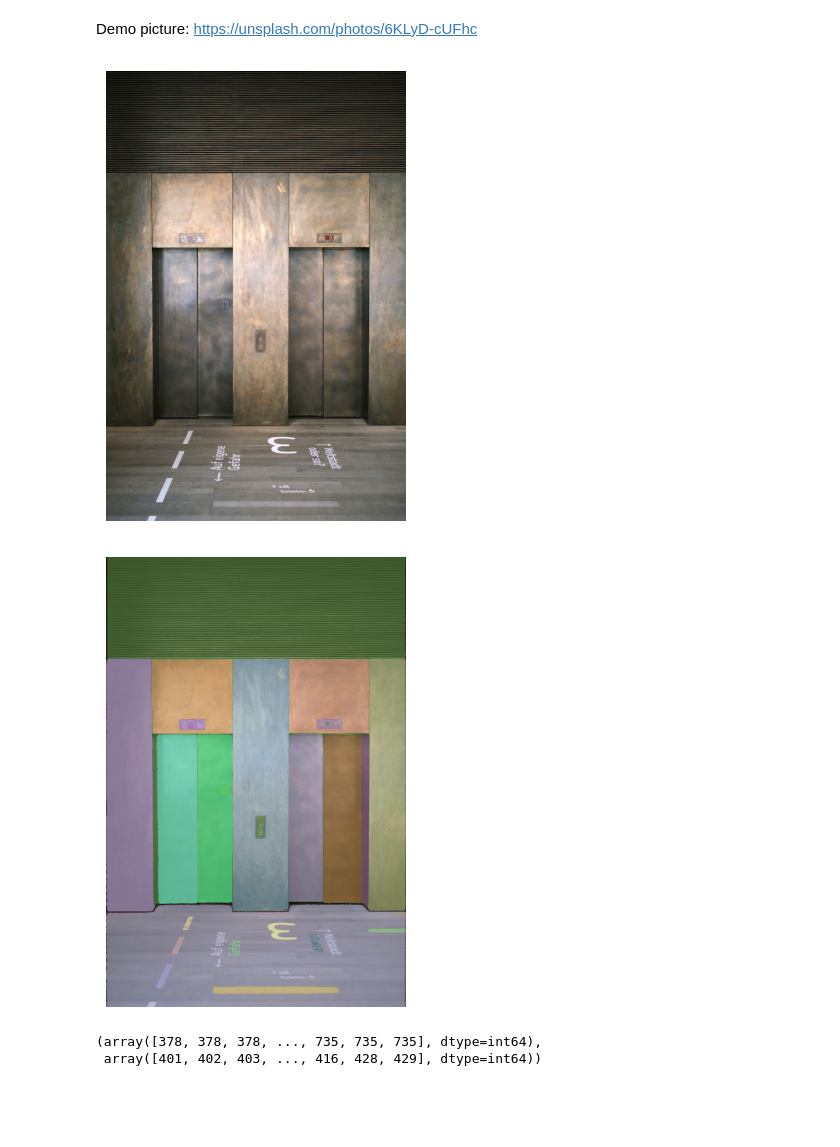
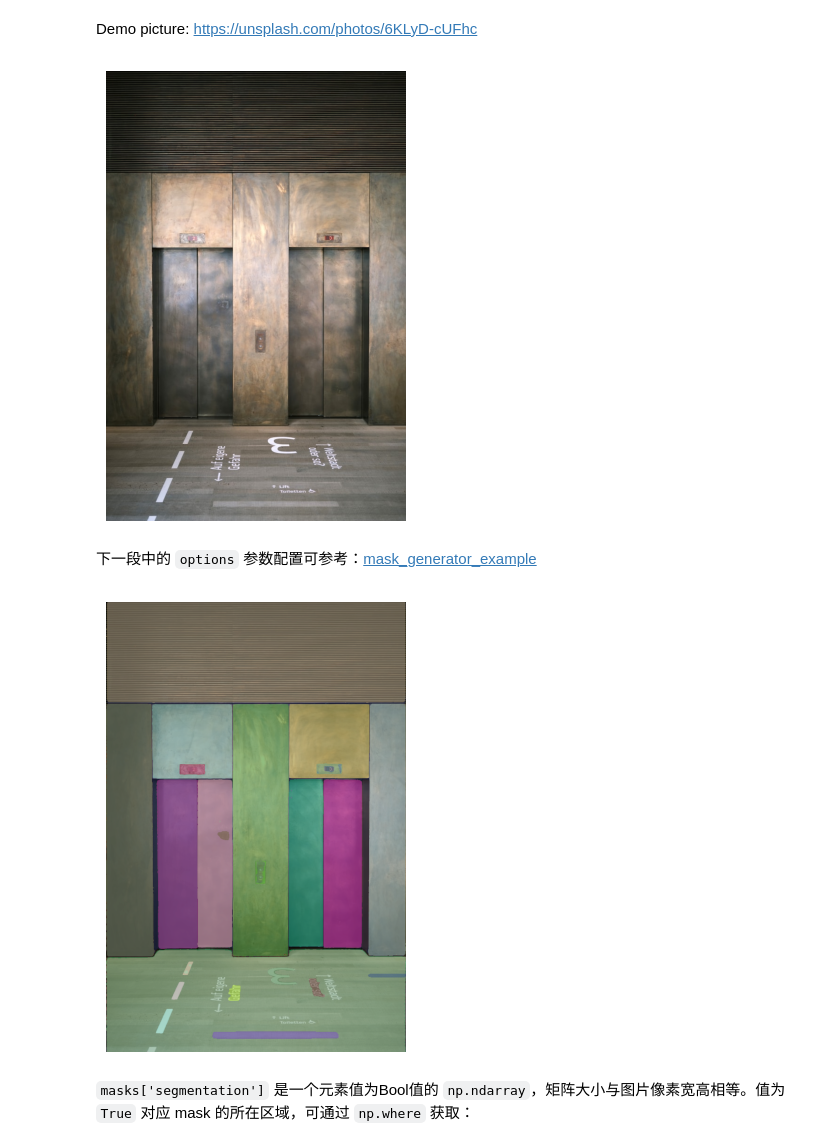
Before and after one commit to laorange/segment-anything-demo, a Jupyter notebook: main.ipynb, the cells around one changed output. Saved outputs shown, nothing was run; the diff lists cells and outputs as text; code cells hidden in the pictures; blank space fills up the shorter version.

```diff
--- a/main.ipynb
+++ b/main.ipynb
@@ -8,10 +8,14 @@ import matplotlib.pyplot as plt
 import cv2
 from tqdm import tqdm
 
+SAM_CHECKPOINT = "./model/sam_vit_h_4b8939.pth"
+MODEL_TYPE = "default"
+
 
 class AutoSegmentImage:
-    def __init__(self, img_path: str | Path):
+    def __init__(self, img_path: str | Path, device="cuda"):
         self.image = cv2.cvtColor(cv2.imread(str(img_path)), cv2.COLOR_BGR2RGB)
+        self.device = device
         self.masks = None
 
     def plot_image(self):
@@ -20,22 +24,17 @@ class AutoSegmentImage:
         plt.tight_layout()
         plt.show()
 
-    def get_masks(self, **kwargs):
+    def get_masks(self, sam_checkpoint=SAM_CHECKPOINT, model_type=MODEL_TYPE, **kwargs):
         from segment_anything import sam_model_registry, SamAutomaticMaskGenerator, SamPredictor
 
-        sam_checkpoint = "./model/sam_vit_h_4b8939.pth"
-        model_type = "default"
-
-        device = "cuda"
-
         sam = sam_model_registry[model_type](checkpoint=sam_checkpoint)
-        sam.to(device=device)
+        sam.to(device=self.device)
 
         mask_generator = SamAutomaticMaskGenerator(model=sam, **kwargs)
         self.masks = mask_generator.generate(self.image)
         return mask_generator.generate(self.image)
 
-    def plot_masks(self):
+    def plot_masks(self, **kwargs):
         def show_segments(segments):
             if len(segments) == 0:
                 return
@@ -50,7 +49,7 @@ class AutoSegmentImage:
                     img[:, :, i] = color_mask[i]
                 ax.imshow(np.dstack((img, m * 0.35)))
 
-        masks = self.get_masks()
+        masks = self.get_masks(**kwargs)
         plt.imshow(self.image)
         show_segments(masks)
         plt.axis('off')
@@ -62,12 +61,17 @@ Demo picture: https://unsplash.com/photos/6KLyD-cUFhc
 # %%
 img = AutoSegmentImage(Path("./data/demo.jpg"))
 img.plot_image()
-img.plot_masks()
 # %% [output]
 [figure]
-[figure, removed]
+# %% [markdown]
+下一段中的 `options` 参数配置可参考：[mask_generator_example](https://github.com/facebookresearch/segment-anything/blob/main/notebooks/automatic_mask_generator_example.ipynb)
+# %%
+options = {}
+img.plot_masks(**options)
+# %% [output]
+[figure, added]
+# %% [markdown]
+`masks['segmentation']` 是一个元素值为Bool值的 `np.ndarray`，矩阵大小与图片像素宽高相等。值为 `True` 对应 mask 的所在区域，可通过 `np.where` 获取：
 # %%
-np.where(img.masks[1]['segmentation'])
+mask = img.masks[1]
+mask_index = np.where(mask['segmentation'])
-# %% [output]
-(array([378, 378, 378, ..., 735, 735, 735], dtype=int64),
- array([401, 402, 403, ..., 416, 428, 429], dtype=int64))
```
Also changed, not shown: parts of 1 cell of this notebook, 2 other files.
